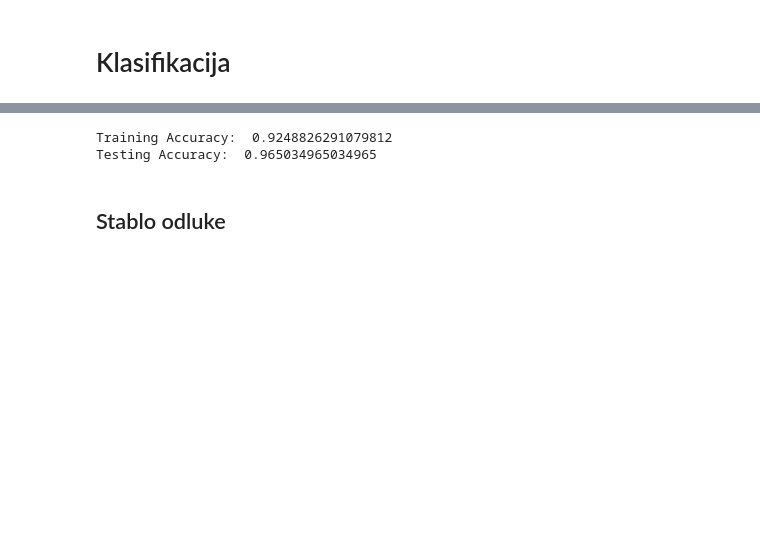
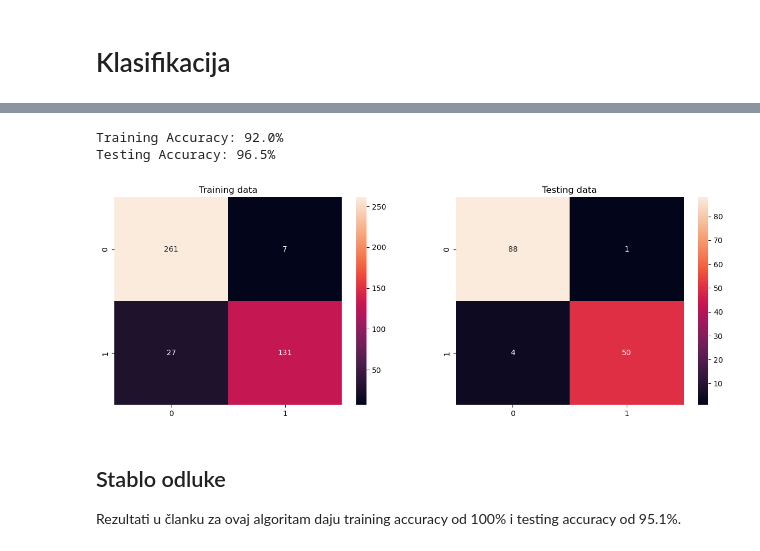
Before and after one commit to escapologit/UZOP, a Jupyter notebook: replikacija_rezultata/replikacija.ipynb, the cells around one changed output, grey strips where cells are left out. Cells and saved outputs as stored; diff of their text form; code cells hidden in the pictures; blank space fills up the shorter version.

```diff
--- a/replikacija_rezultata/replikacija.ipynb
+++ b/replikacija_rezultata/replikacija.ipynb
@@ -127,68 +117,39 @@ Testing Accuracy:  0.972027972027972
 # %%
 def knn_eval(n_instances=100, n_features=2, n_classes=2, n_informative=2,
              test_size=0.3, k_range=(1, 20), n_trials=40):
 
     train_errors = []
     test_errors = []
     ks = list(range(k_range[0], k_range[1] + 1))
 
     for i in range(0, n_trials):
         X, y = make_classification(n_instances, n_features, n_classes=n_classes,
                                    n_informative=n_informative, n_redundant=0, n_clusters_per_class=1)
         X_train, X_test, y_train, y_test = train_test_split(X, y, test_size=test_size)
         train = []
         test = []
         for k in ks:
             knn = KNeighborsClassifier(n_neighbors=k)
             knn.fit(X_train, y_train)
             train.append(1 - knn.score(X_train, y_train))
             test.append(1 - knn.score(X_test, y_test))
         train_errors.append(train)
         test_errors.append(test)
 
     train_errors = np.mean(np.array(train_errors), axis=0)
     test_errors = np.mean(np.array(test_errors), axis=0)
     best_k = ks[np.argmin(test_errors)]
 
-    return ks, best_k, train_errors, test_errors
+    return best_k
 
-def klasificiraj_knn(df):
-    X = df.loc[:, df.columns != 'Diagnosis']
-    y = df.loc[:, 'Diagnosis']
-
-    X_train, X_test, y_train, y_test = train_test_split(X, y, test_size=0.25, random_state=42)
-
-    n_instances = X.shape[0]
-    n_features = X.shape[1]
-    [ks, best_k, train_errors, test_errors] = knn_eval(n_instances, n_features)
-
-    model = KNeighborsClassifier(n_neighbors=best_k)
-    model.fit(X_train, y_train)
-
-    y_pred_train = model.predict(np.ascontiguousarray(X_train))
-    y_pred_test = model.predict(np.ascontiguousarray(X_test))
-
-    conf_matrix = confusion_matrix(y_train, y_pred_train)
-    TP = conf_matrix[1, 1]
-    TN = conf_matrix[0, 0]
-    FP = conf_matrix[0, 1]
-    FN = conf_matrix[1, 0]
-
-    accuracy = (TP + TN) / (TP + TN + FP + FN)
-    print('Training Accuracy: ', accuracy)
-
-    conf_matrix = confusion_matrix(y_test, y_pred_test)
-    TP = conf_matrix[1, 1]
-    TN = conf_matrix[0, 0]
-    FP = conf_matrix[0, 1]
-    FN = conf_matrix[1, 0]
-    accuracy = (TP + TN) / (TP + TN + FP + FN)
-    print('Testing Accuracy: ', accuracy)
-
-klasificiraj_knn(data)
+best_k = knn_eval(n_instances=data.shape[0], n_features=data.shape[1]-1)
+knn = lambda: KNeighborsClassifier(n_neighbors=best_k)
+klasificiraj(data, knn)
 # %% [output]
-Training Accuracy:  0.9248826291079812
-Testing Accuracy:  0.965034965034965
+Training Accuracy: 92.0%
+Testing Accuracy: 96.5%
+[figure, added]
 # %% [markdown]
 ## Stablo odluke
+Rezultati u članku za ovaj algoritam daju training accuracy od 100% i testing accuracy od 95.1%.
 # %%
```
Also changed, not shown: parts of 17 cells of this notebook, 1 other file.
